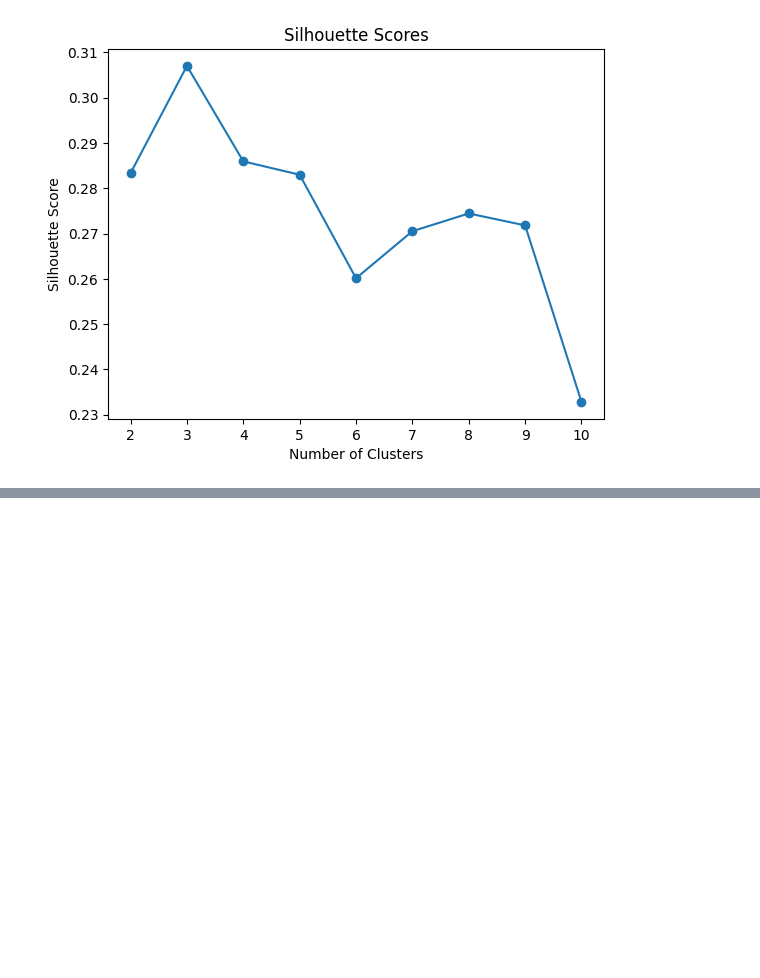
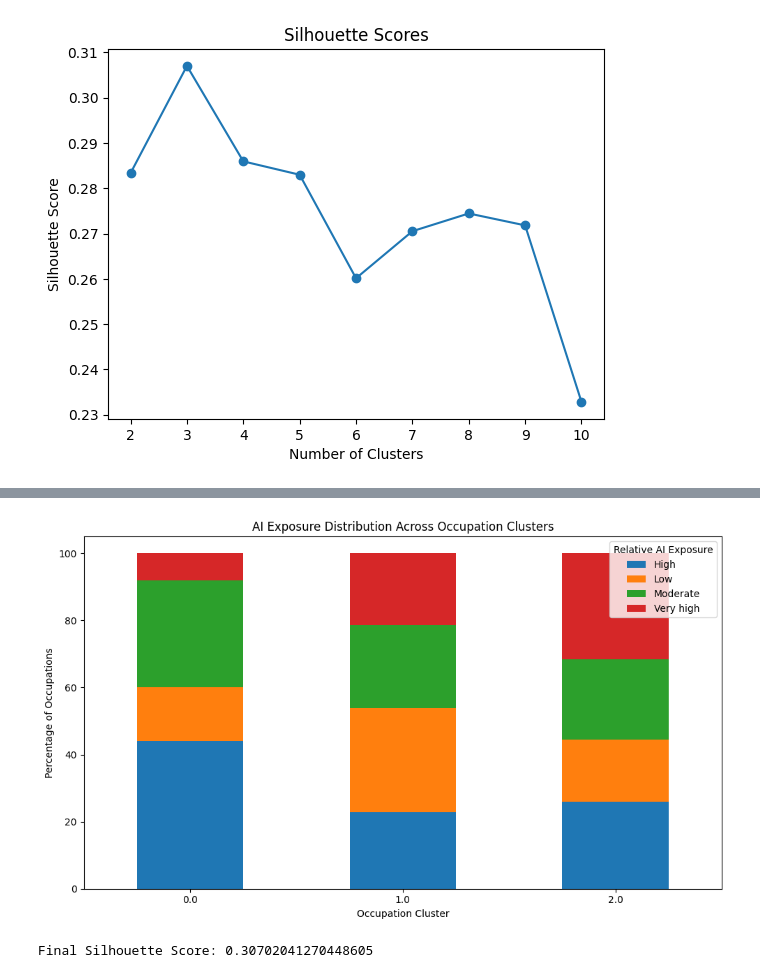
Before and after one commit to gkoduol/AI-occupational-exposure-analysis, a Jupyter notebook: main code/ai_clustering.ipynb, the cells around one changed output, grey strips where cells are left out. Saved outputs shown, nothing was run; the diff lists cells and outputs as text; code cells hidden in the pictures; blank space fills up the shorter version.

```diff
--- a/main code/ai_clustering.ipynb
+++ b/main code/ai_clustering.ipynb
@@ -258,0 +323,20 @@ plt.show()
+# %%
+#Add cluster assignments to original dataset
+df["Cluster"] = cluster_data["Cluster"]
+
+#Table showing the number of occupations in each cluster by AI exposure category
+exposure_comparison = pd.crosstab(
+    df["Cluster"],
+    df["Relative AI exposure"]
+)
+
+print(exposure_comparison)
+
+#Calculate percentages for each cluster
+exposure_percentages = pd.crosstab(
+    df["Cluster"],
+    df["Relative AI exposure"],
+    normalize="index"
+) * 100
+
+print(exposure_percentages.round(2))
@@ -258,0 +354,29 @@ plt.show()
+# %%
+# Create stacked bar chart
+exposure_percentages.plot(
+    kind="bar",
+    stacked=True,
+    figsize=(10, 6)
+)
+
+plt.title("AI Exposure Distribution Across Occupation Clusters")
+plt.xlabel("Occupation Cluster")
+plt.ylabel("Percentage of Occupations")
+plt.legend(title="Relative AI Exposure")
+
+plt.xticks(rotation=0)
+plt.tight_layout()
+plt.show()
+# %% [output]
+[figure, added]
+# %%
+#Validate the clusters
+# Calculate silhouette score for final model
+final_silhouette = silhouette_score(
+    scaled_data,
+    cluster_labels
+)
+
+print("Final Silhouette Score:", final_silhouette)
+# %% [output]
+Final Silhouette Score: 0.30702041270448605
```
Also changed, not shown: parts of 6 cells of this notebook.
